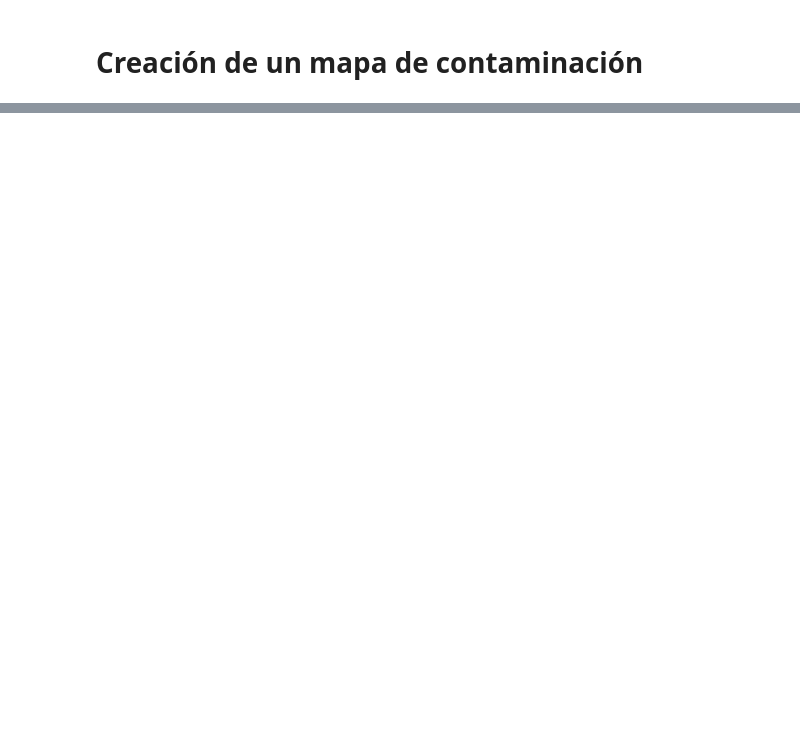
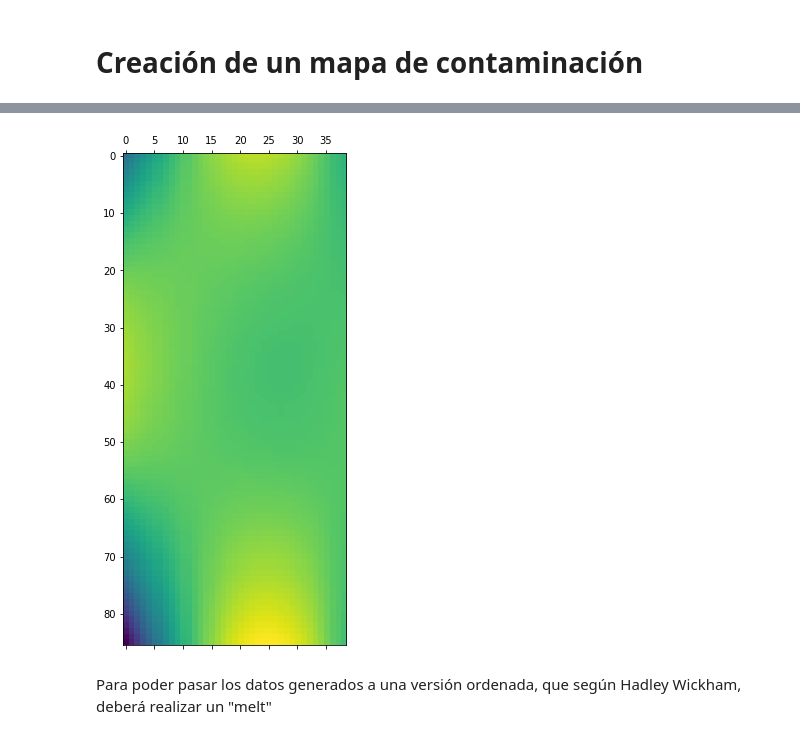
Before and after one commit to PeibolVL/TFM_MasterDataScience, a Jupyter notebook: Map_of_pollution.ipynb, the cells around one changed output, grey strips where cells are left out. Drawn from its saved outputs; the diff is of its cells as text; code cells hidden in the pictures; blank space fills up the shorter version.

```diff
--- a/Map_of_pollution.ipynb
+++ b/Map_of_pollution.ipynb
@@ -169,0 +168,7 @@ mapa.loc[(date),:]
+# %%
+plt.matshow(mapa.loc[(date),:])
+plt.show()
+# %% [output]
+[figure, added]
+# %% [markdown]
+Para poder pasar los datos generados a una versión ordenada, que según Hadley Wickham, deberá realizar un "melt"
```
Also changed, not shown: parts of 16 cells of this notebook, 3 other files.
